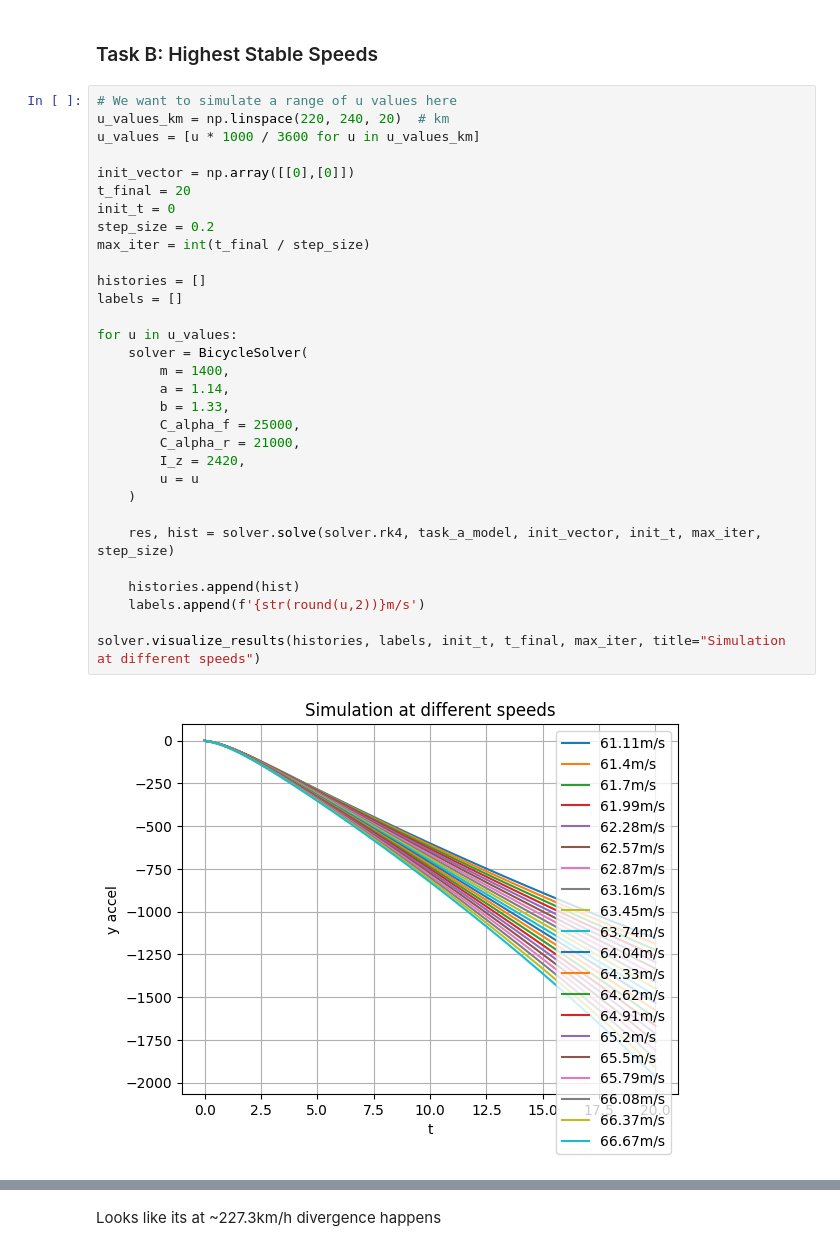
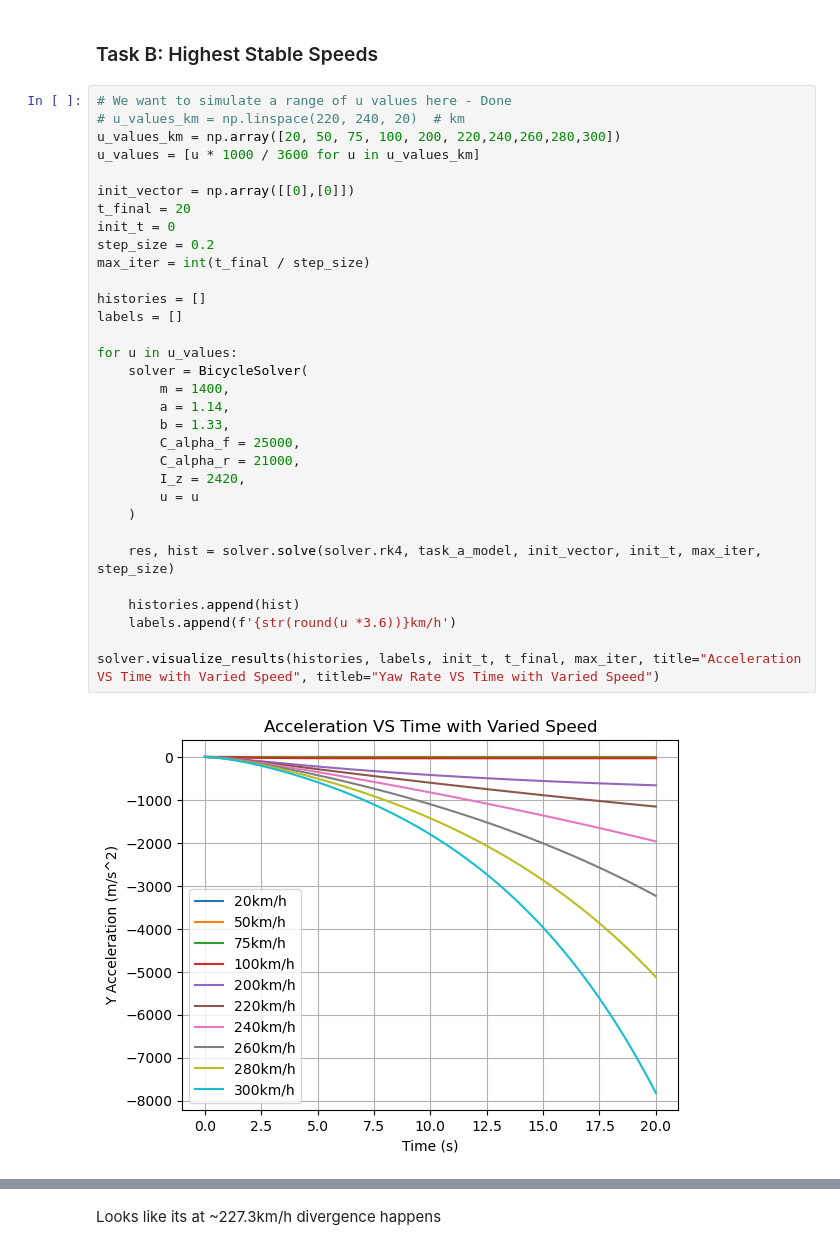
Before and after one commit to hepromark/BicycleModelExploration, a Jupyter notebook: part2.ipynb, the cells around one changed output, grey strips where cells are left out. Saved outputs shown, nothing was run; the diff lists cells and outputs as text.

```diff
--- a/part2.ipynb
+++ b/part2.ipynb
@@ -242,35 +281,36 @@ Only unstable looking solution is Euler's at grid spacing = 1, which isn't too a
 # %% [markdown]
 ### Task B: Highest Stable Speeds
 # %%
-# We want to simulate a range of u values here
-u_values_km = np.linspace(220, 240, 20)  # km
+# We want to simulate a range of u values here - Done
+# u_values_km = np.linspace(220, 240, 20)  # km
+u_values_km = np.array([20, 50, 75, 100, 200, 220,240,260,280,300])
 u_values = [u * 1000 / 3600 for u in u_values_km]
 
 init_vector = np.array([[0],[0]])
 t_final = 20
 init_t = 0
 step_size = 0.2
 max_iter = int(t_final / step_size)
 
 histories = []
 labels = []
 
 for u in u_values:
     solver = BicycleSolver(
         m = 1400,
         a = 1.14,
         b = 1.33,
         C_alpha_f = 25000,
         C_alpha_r = 21000,
         I_z = 2420,
         u = u
     )
 
     res, hist = solver.solve(solver.rk4, task_a_model, init_vector, init_t, max_iter, step_size)
 
     histories.append(hist)
-    labels.append(f'{str(round(u,2))}m/s')
+    labels.append(f'{str(round(u *3.6))}km/h')
 
-solver.visualize_results(histories, labels, init_t, t_final, max_iter, title="Simulation at different speeds")
+solver.visualize_results(histories, labels, init_t, t_final, max_iter, title="Acceleration VS Time with Varied Speed", titleb="Yaw Rate VS Time with Varied Speed")
 # %% [output]
-[figure, old version]
+[figure, new version]
```
Also changed, not shown: parts of 14 cells of this notebook.
